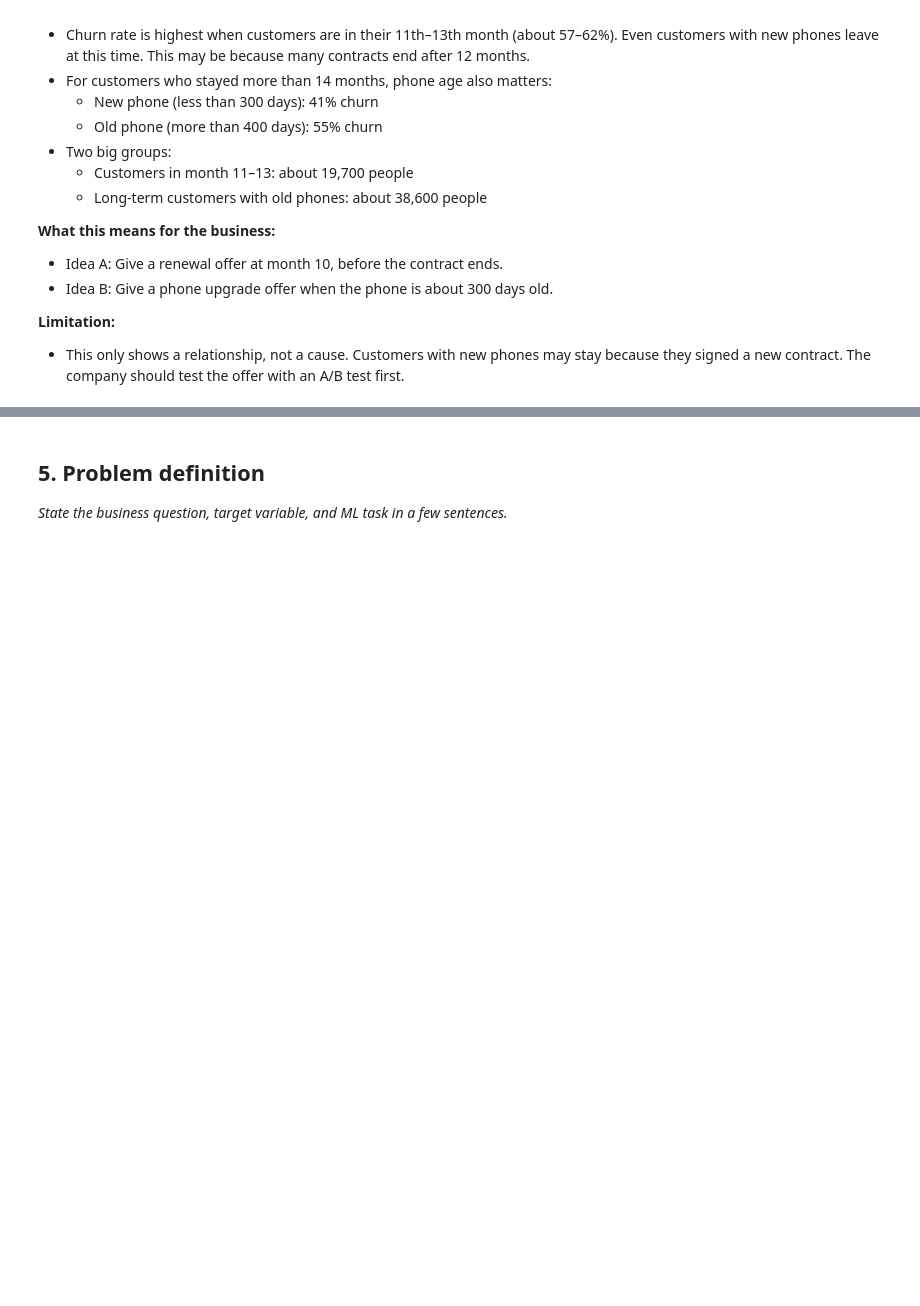
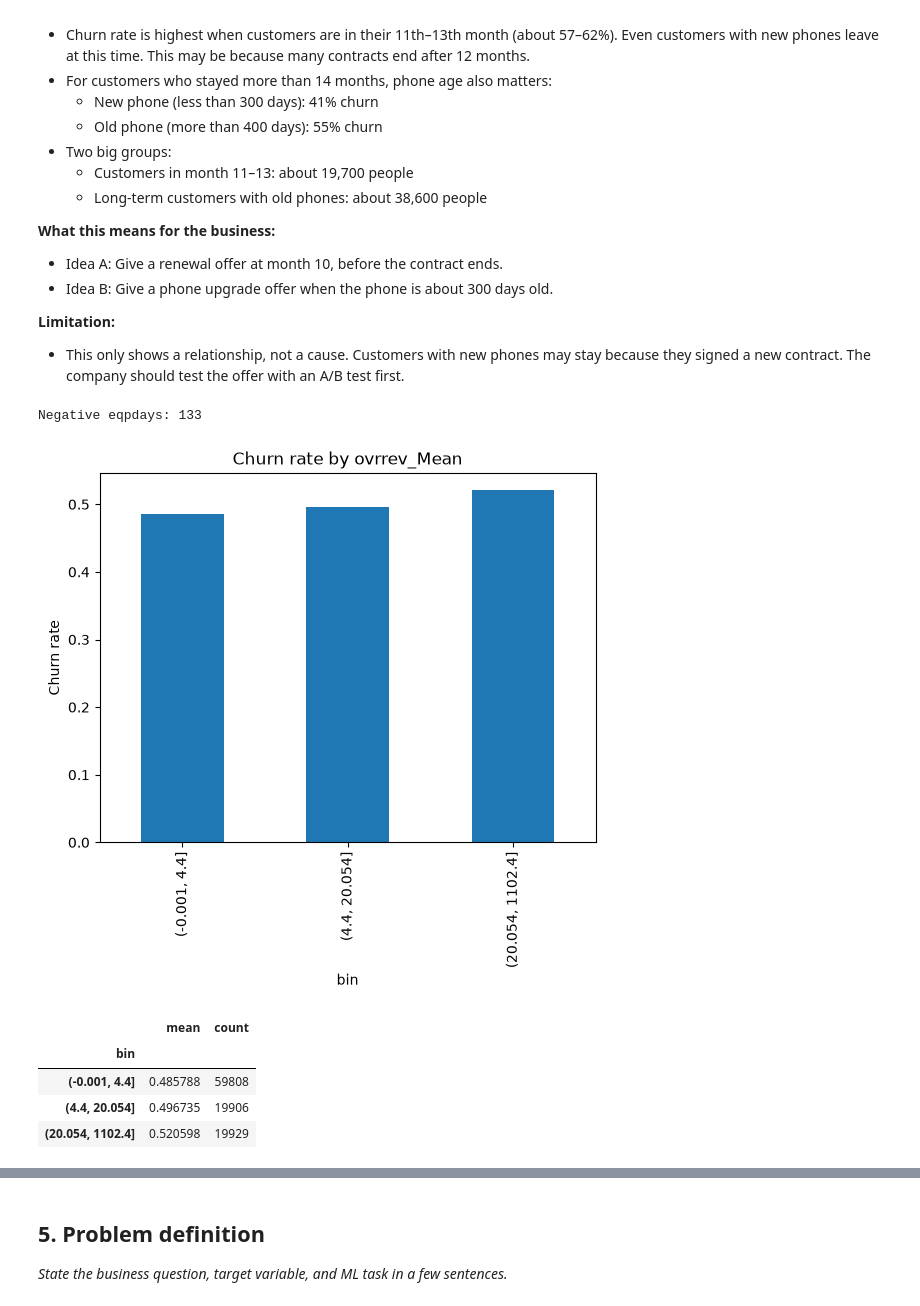
Before and after one commit to dilmani773/gci-final-assignment, a Jupyter notebook: main.ipynb, the cells around one changed output, grey strips where cells are left out. Saved outputs shown, nothing was run; the diff lists cells and outputs as text; code cells hidden in the pictures; blank space fills up the shorter version.

```diff
--- a/main.ipynb
+++ b/main.ipynb
@@ -191,3 +191,16 @@ plt.show()
 - This only shows a relationship, not a cause.
   Customers with new phones may stay because they signed a new contract.
   The company should test the offer with an A/B test first.
+# %%
+print('Negative eqpdays:', (df['eqpdays'] < 0).sum())
+# %% [output]
+Negative eqpdays: 133
+# %%
+churn_by_bins('ovrrev_Mean')
+# %% [output]
+[figure, added]
+|  | mean | count |
+| bin |  |  |
+| (-0.001, 4.4] | 0.485788 | 59808 |
+| (4.4, 20.054] | 0.496735 | 19906 |
+| (20.054, 1102.4] | 0.520598 | 19929 |
```
Also changed, not shown: parts of 5 cells of this notebook.
